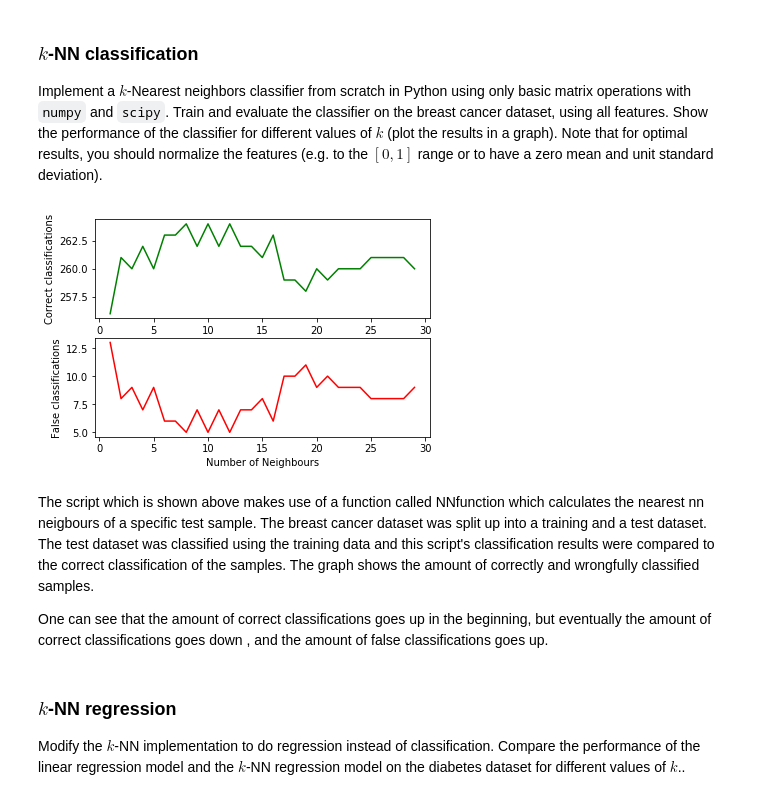
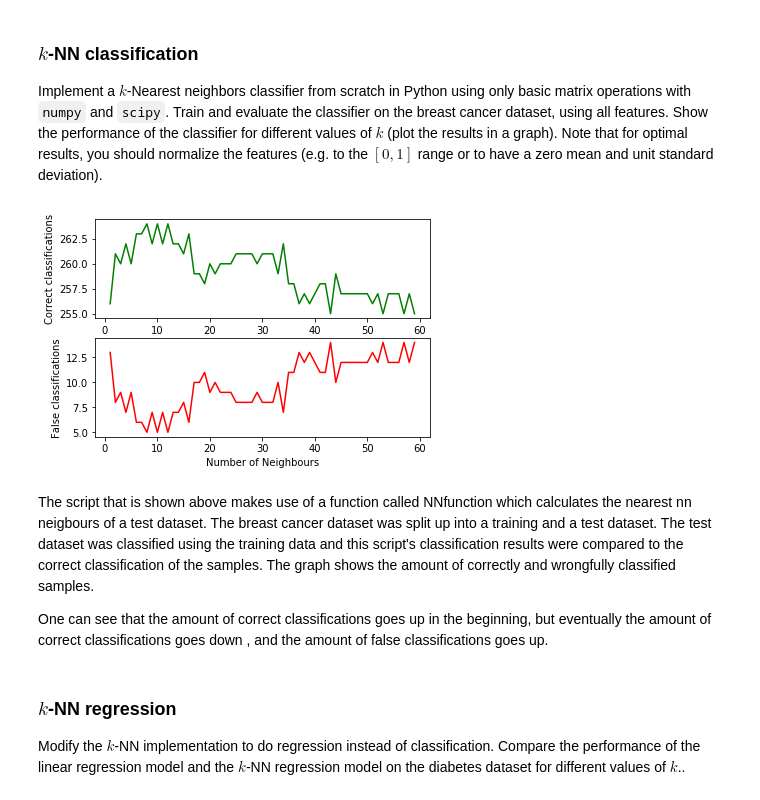
Before and after one commit to tdewaard/8dm40-machine-learning, a Jupyter notebook: practicals/week_1.ipynb, the cells around one changed output. Cells and saved outputs as stored; diff of their text form; code cells hidden in the pictures.

```diff
--- a/practicals/week_1.ipynb
+++ b/practicals/week_1.ipynb
@@ -189,7 +189,7 @@ Load the breast cancer dataset find the true targets from the test data set and
 """
 breast_cancer = load_breast_cancer()
 real_values=breast_cancer.target[300:,np.newaxis]
-nn= 30
+nn= 60
 k=range(1,nn)
 
 """
@@ -198,36 +198,36 @@ and the amount of correctly and falsely classefied samples are stored in the lis
 These lists are then plotted as a function of k.
 """
 
 Good=[]
 Wrong=[]
 for i in range(1,nn):
     calssification=NNfunction(i,breast_cancer,30)
     Incorrect_predictions=0
     Correct_predictions=0
     for q in range(len(real_values)):
         if calssification[q,:]==real_values[q,:]:
             Correct_predictions=Correct_predictions+1
         else:
             Incorrect_predictions=Incorrect_predictions+1
     Good.append(Correct_predictions)
     Wrong.append(Incorrect_predictions)
 
 f, axis = plt.subplots(2,1,)
 
 axis[0].plot(k,Good,color='green')
 axis[0].set_xlabel('Number of Neighbours')
 axis[0].set_ylabel('Correct classifications')
 
 axis[1].plot(k,Wrong,color='red')
 axis[1].set_xlabel('Number of Neighbours')
 axis[1].set_ylabel('False classifications')
 
 
 plt.show()
 # %% [output]
-[figure, old version]
+[figure, new version]
 # %% [markdown]
-The script which is shown above makes use of a function called NNfunction which calculates the nearest nn neigbours of a specific test sample. The breast cancer dataset was split up into a training and a test dataset. The test dataset was classified using the training data and this script's classification results were compared to the correct classification of the samples. The graph shows the amount of correctly and wrongfully classified samples.
+The script that is shown above makes use of a function called NNfunction which calculates the nearest nn neigbours of a test dataset. The breast cancer dataset was split up into a training and a test dataset. The test dataset was classified using the training data and this script's classification results were compared to the correct classification of the samples. The graph shows the amount of correctly and wrongfully classified samples.
 
 One can see that the amount of correct classifications goes up in the beginning, but eventually the amount of correct classifications goes down , and the amount of false classifications goes up.
 # %% [markdown]
```
